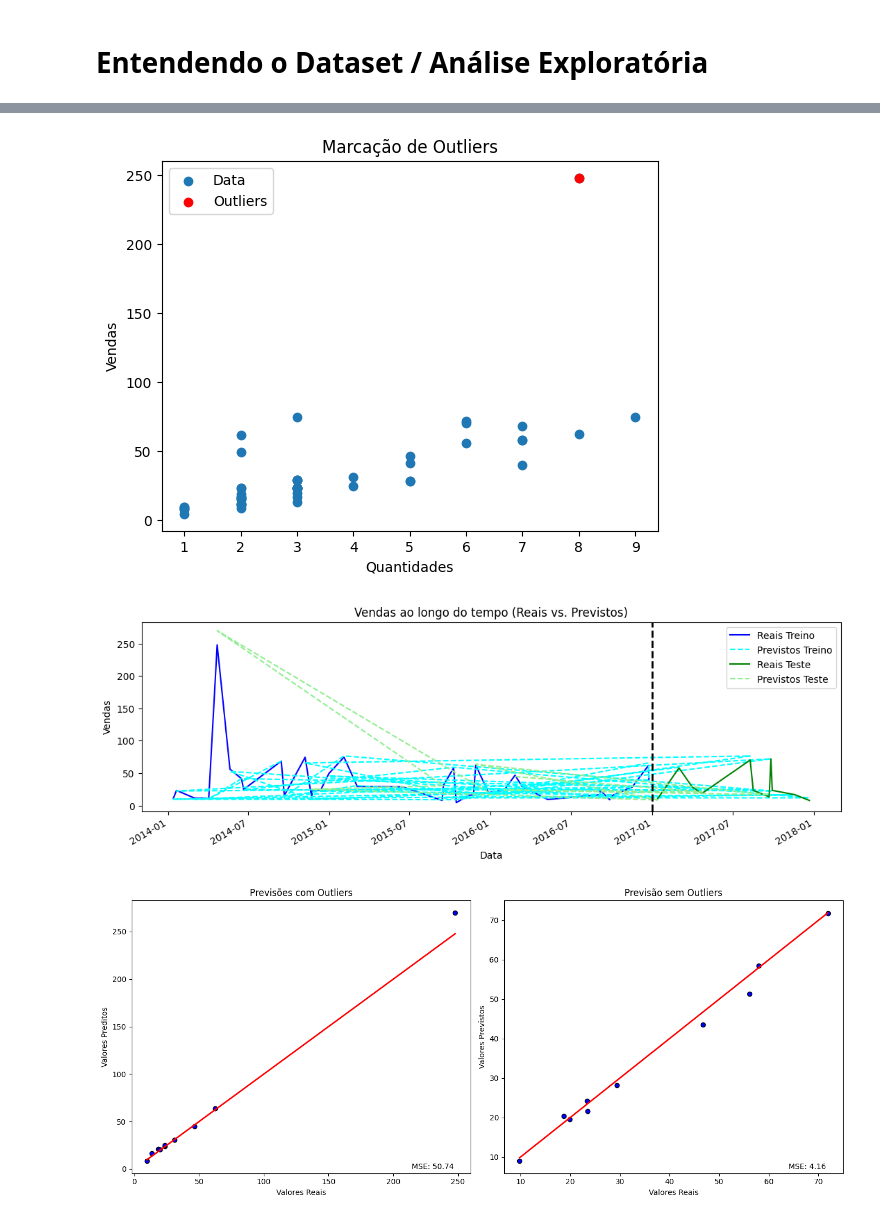
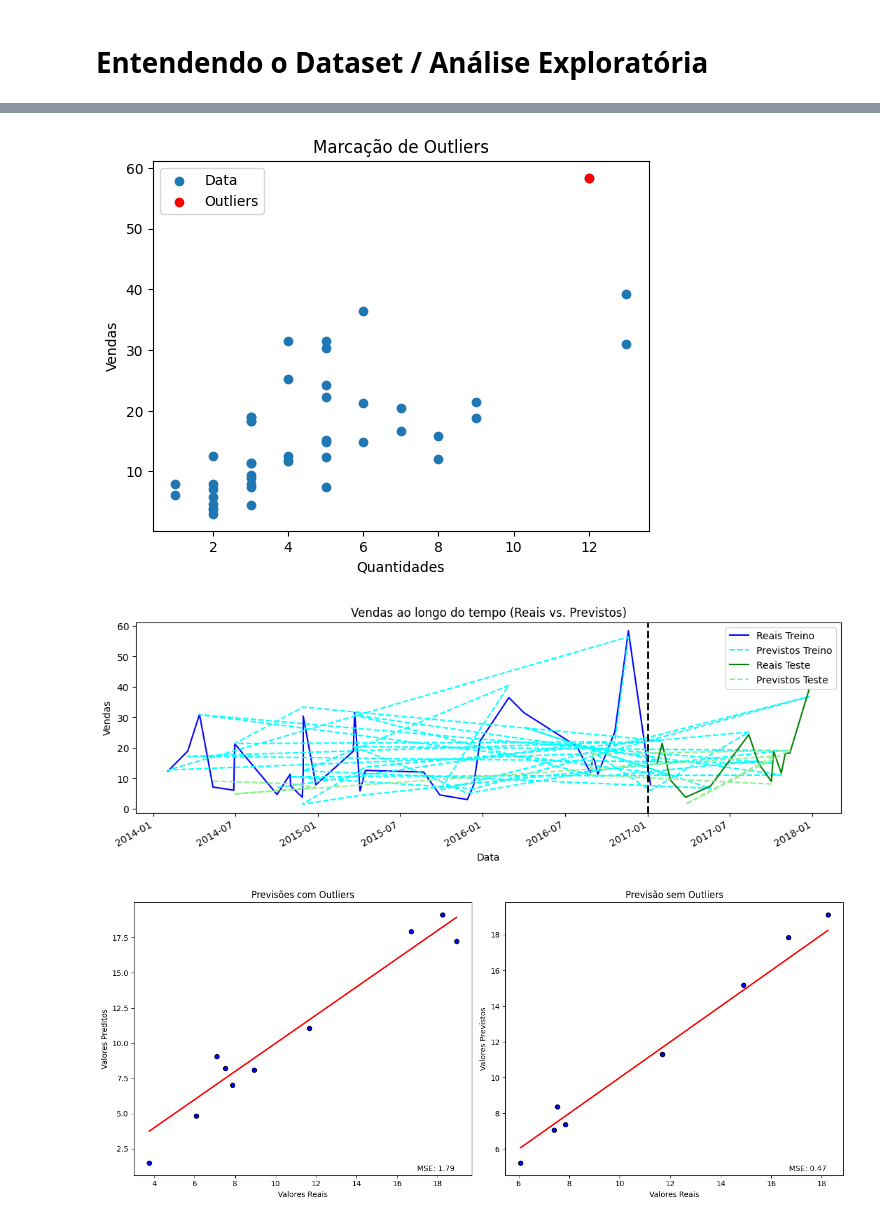
Before and after one commit to adriel1ft/previsao_de_estoque, a Jupyter notebook: index.ipynb, the cells around one changed output, grey strips where cells are left out. Drawn from its saved outputs; the diff is of its cells as text; code cells hidden in the pictures.

```diff
--- a/index.ipynb
+++ b/index.ipynb
@@ -74,6 +92,6 @@ Name: count, Length: 1850, dtype: int64
 # %%
 #so o prod + vendido
-df = df.loc[df['Product Name'] == 'Staple envelope']
+df = df.loc[df['Product Name'] == 'Staples']
 # %%
 colunas_remover = ['Category', 'Sub-Category', 'Product Name']
 
@@ -192,7 +210,7 @@ plt.title('Marcação de Outliers')
 plt.legend()
 plt.show()
 # %% [output]
-[figure, old version]
+[figure, new version]
 # %%
 #features e target
 X = df[['Quantity', 'Discount', 'Profit']]
@@ -210,30 +228,30 @@ y_prev = regres_linear.predict(x_teste)
 # %%
 fig, ax = plt.subplots(1, 1, figsize=(13, 4))
 
 #reais para o conjunto de treino
 train['Sales'].plot(ax=ax, color='blue', label='Reais Treino')
 
 #previstos para o conjunto de treino
-train_pred = pd.Series(model.predict(x_treino), index=x_treino.index)
+train_pred = pd.Series(regres_linear.predict(x_treino), index=x_treino.index)
 train_pred.plot(ax=ax, color='cyan', linestyle='--', label='Previstos Treino')
 
 #reais para o conjunto de teste
 test['Sales'].plot(ax=ax, color='green', label='Reais Teste')
 
 #previstos para o conjunto de teste
-test_pred = pd.Series(model.predict(x_teste), index=x_teste.index)
+test_pred = pd.Series(regres_linear.predict(x_teste), index=x_teste.index)
 test_pred.plot(ax=ax, color='lightgreen', linestyle='--', label='Previstos Teste')
 
 #divisão entre treino e teste
 ax.axvline('2017-01-01', color='black', linestyle='--', lw=2)
 
 ax.legend()
 plt.xlabel('Data')
 plt.ylabel('Vendas')
 plt.title('Vendas ao longo do tempo (Reais vs. Previstos)')
 plt.show()
 # %% [output]
-[figure, old version]
+[figure, new version]
 # %%
 #IQR (intervalo interquartil, é uma medida estatistica para dispersão dos dados)
 Q1 = df['Sales'].quantile(0.25)
@@ -258,7 +277,7 @@ plt.figure(figsize=(14, 6))
 
 #com outliers
 plt.subplot(1, 2, 1)
-plt.scatter(y_teste, y_pred, color='blue', edgecolor='k')
+plt.scatter(y_teste, y_prev, color='blue', edgecolor='k')
 plt.plot([y_teste.min(), y_teste.max()], [y_teste.min(), y_teste.max()], color='red', linewidth=2)
 plt.xlabel('Valores Reais')
 plt.ylabel('Valores Preditos')
@@ -277,6 +296,6 @@ plt.text(0.95, 0.01, f'MSE: {mse_without_outliers:.2f}', transform=plt.gca().tra
 plt.tight_layout()
 plt.show()
 # %% [output]
-[figure, old version]
+[figure, new version]
 # %%
 #métricas de erro
```
Also changed, not shown: parts of 24 cells of this notebook, 2 other files.
